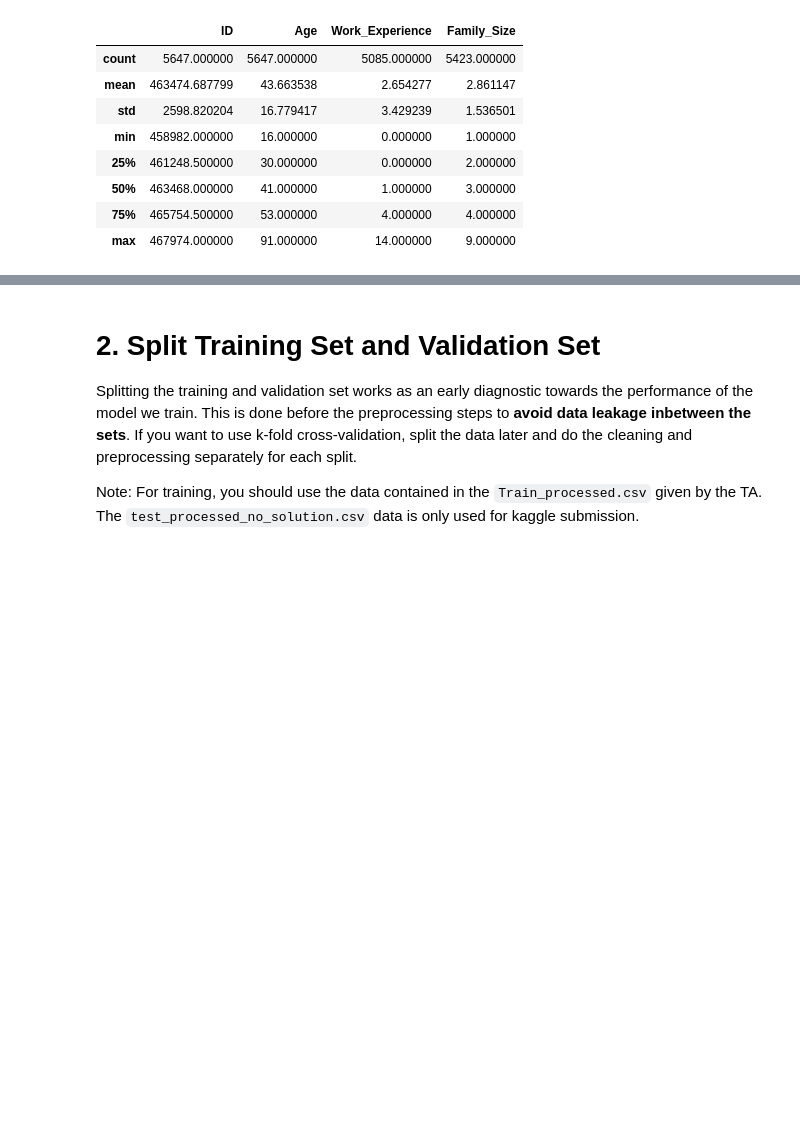
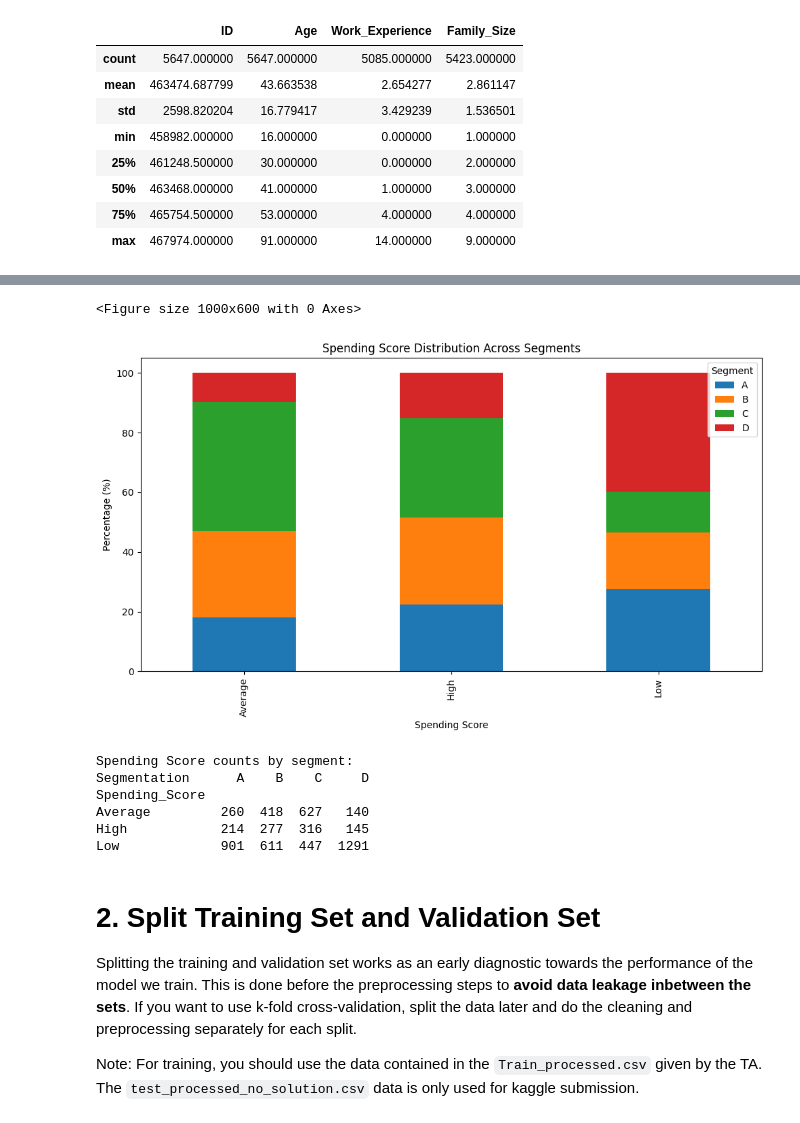
Before and after one commit to shafiqIrv/Praktikum-1, a Jupyter notebook: IF3270_Pembelajaran_Mesin___Praktikum_Notebook.ipynb, the cells around one changed output, grey strips where cells are left out. Cells and saved outputs as stored; diff of their text form; code cells hidden in the pictures; blank space fills up the shorter version.

```diff
--- a/IF3270_Pembelajaran_Mesin___Praktikum_Notebook.ipynb
+++ b/IF3270_Pembelajaran_Mesin___Praktikum_Notebook.ipynb
@@ -132,3 +130,27 @@ dtype: object
+# %%
+plt.figure(figsize=(10, 6))
+spending_segment = pd.crosstab(train_df['Spending_Score'], train_df['Segmentation'], normalize='index') * 100
+spending_segment.plot(kind='bar', stacked=True, figsize=(10, 6))
+plt.title('Spending Score Distribution Across Segments')
+plt.xlabel('Spending Score')
+plt.ylabel('Percentage (%)')
+plt.legend(title='Segment')
+plt.tight_layout()
+plt.show()
+
+# Show absolute counts
+spending_counts = pd.crosstab(train_df['Spending_Score'], train_df['Segmentation'])
+print("Spending Score counts by segment:")
+print(spending_counts)
+# %% [output]
+<Figure size 1000x600 with 0 Axes>
+[figure, added]
+Spending Score counts by segment:
+Segmentation      A    B    C     D
+Spending_Score
+Average         260  418  627   140
+High            214  277  316   145
+Low             901  611  447  1291
 # %% [markdown]
 # 2. Split Training Set and Validation Set
 
```
Also changed, not shown: parts of 29 cells of this notebook, 1 other file.
